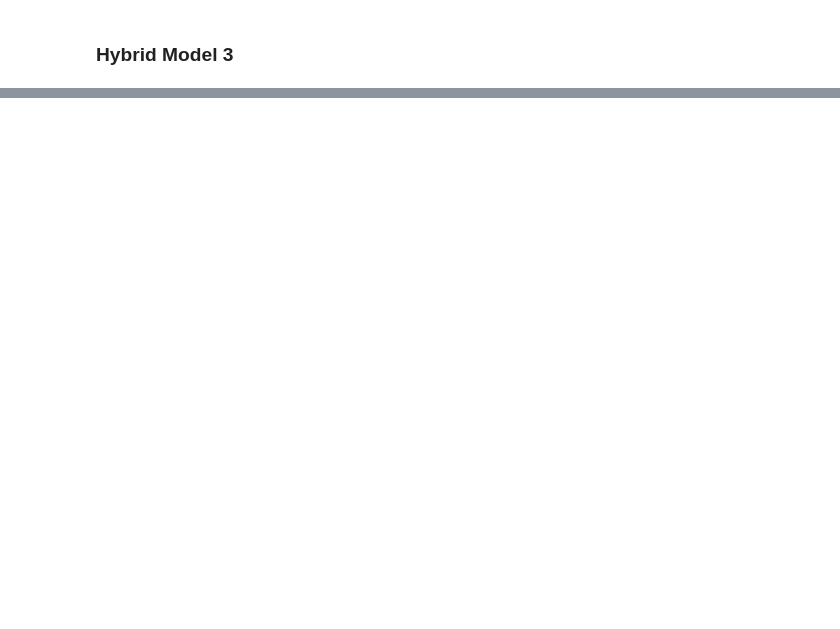
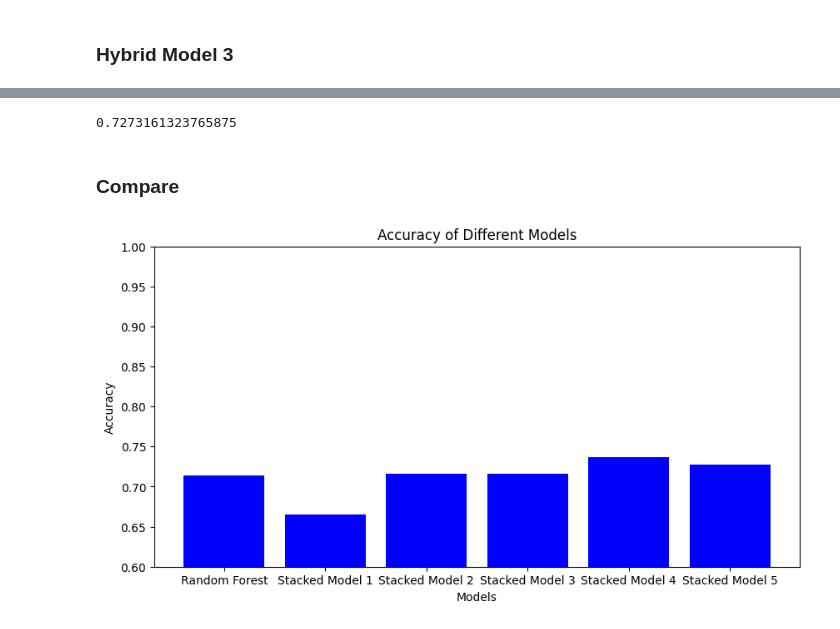
Before and after one commit to Parvjain2003/rainfall_prediction, a Jupyter notebook: Rainfall_Prediction.ipynb, the cells around one changed output, grey strips where cells are left out. Saved outputs shown, nothing was run; the diff lists cells and outputs as text; code cells hidden in the pictures; blank space fills up the shorter version.

Commit message:
add stacked model

```diff
--- a/Rainfall_Prediction.ipynb
+++ b/Rainfall_Prediction.ipynb
@@ -801,0 +766,3 @@ print(round(stack3.score(X_test,y_test),3)*100)
+# %%
+score5 = r2_score(y_test, y_test_predict)
+score5
@@ -801,0 +773,25 @@ print(round(stack3.score(X_test,y_test),3)*100)
+# %%
+stack5 = StackingCVRegressor(regressors=( LR,xgb,svm_regr),
+                            meta_regressor=random_forest_model, cv=12,
+                            use_features_in_secondary=True,
+                            store_train_meta_features=True,
+                            shuffle=False,
+                            random_state=42)
+
+stack5.fit(X_train, y_train)
+
+y_train_predict=stack5.predict(X_train)
+y_test_predict=stack5.predict(X_test)
+print("-------Test Data--------")
+print('MAE:', metrics.mean_absolute_error(y_test, y_test_predict))
+print('MSE:', metrics.mean_squared_error(y_test, y_test_predict))
+print('RMSE:', np.sqrt(metrics.mean_squared_error(y_test, y_test_predict)))
+
+print("\n-------Train Data--------")
+print('MAE:', metrics.mean_absolute_error(y_train,y_train_predict))
+print('MSE:', metrics.mean_squared_error(y_train, y_train_predict))
+print('RMSE:', np.sqrt(metrics.mean_squared_error(y_train, y_train_predict)))
+print("-----------Training Accuracy------------")
+print(round(stack5.score(X_train,y_train),3)*100)
+print("-----------Testing Accuracy------------")
+print(round(stack5.score(X_test,y_test),3)*100)
@@ -801,0 +812,22 @@ print(round(stack3.score(X_test,y_test),3)*100)
+# %%
+score6 = r2_score(y_test, y_test_predict)
+score6
+# %% [output]
+0.7273161323765875
+# %% [markdown]
+### Compare
+# %%
+
+models = ['Random Forest', 'Stacked Model 1', 'Stacked Model 2', 'Stacked Model 3','Stacked Model 4','Stacked Model 5']
+accuracies = [score1,score2,score3,score4,score5,score6]
+
+# Create a bar chart
+plt.figure(figsize=(10, 5))
+plt.bar(models, accuracies, color='blue')
+plt.title('Accuracy of Different Models')
+plt.xlabel('Models')
+plt.ylabel('Accuracy')
+plt.ylim(0.6, 1)  # Set y-axis limit to ensure readability
+plt.show()
+# %% [output]
+[figure, added]
```
Also changed, not shown: parts of 34 cells of this notebook.
